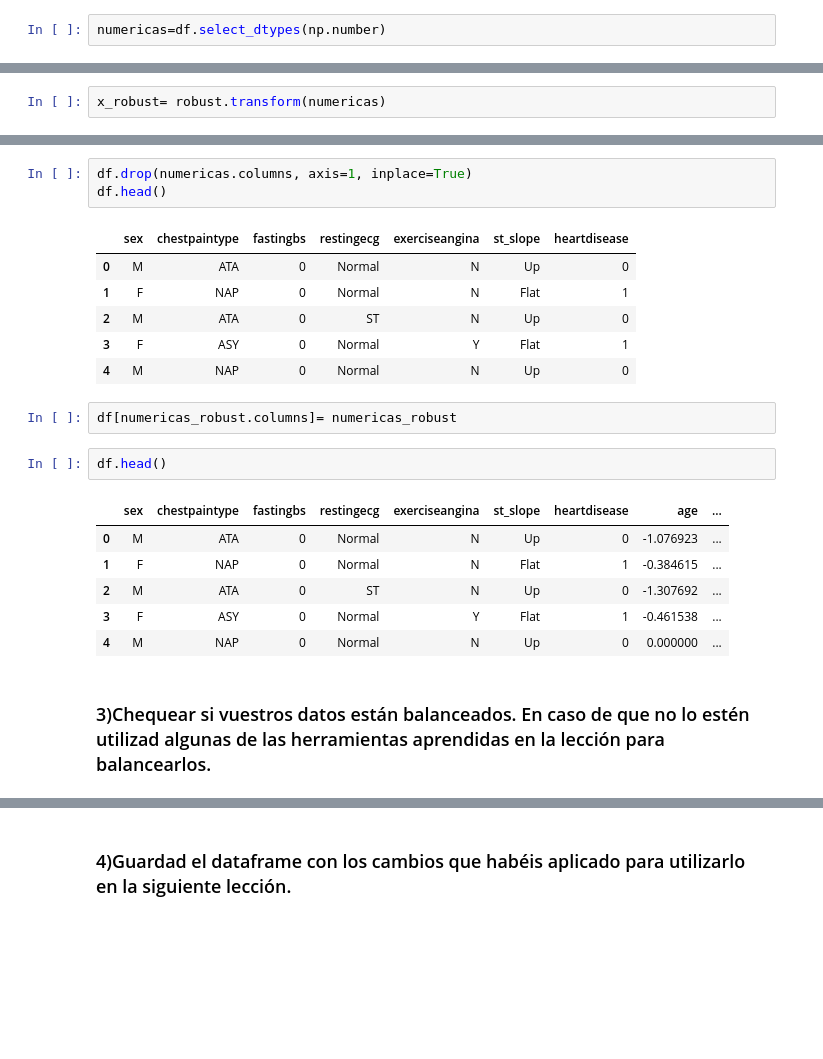
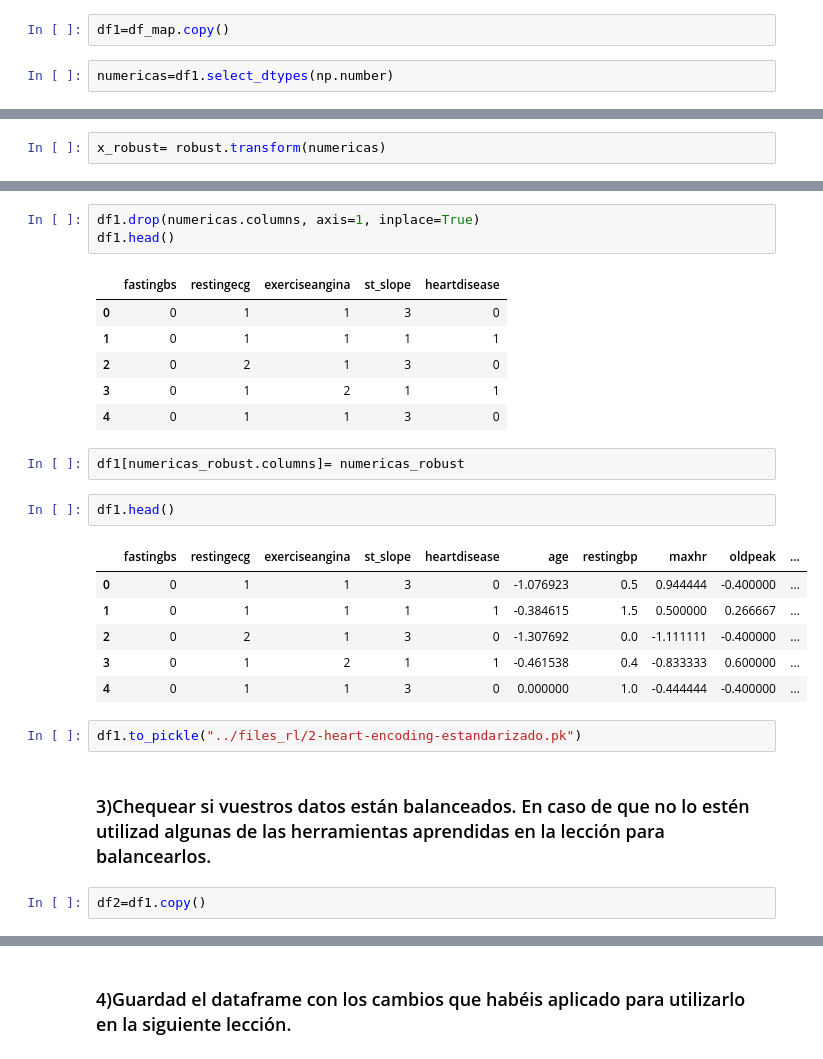
Before and after one commit to Adalab/DA-promo-c-modulo-3-sprint-1-Ximena-Anahi, a Jupyter notebook: 2.Regresion Logistica/2.pp-rl-preprocesado.ipynb, the cells around one changed output, grey strips where cells are left out. Drawn from its saved outputs; the diff is of its cells as text; blank space fills up the shorter version.

Commit message:
Ejercicio 2. Pendiente balanceo de df encoding

```diff
--- a/2.Regresion Logistica/2.pp-rl-preprocesado.ipynb
+++ b/2.Regresion Logistica/2.pp-rl-preprocesado.ipynb
@@ -145,7 +227,9 @@ df_dummies.head()
 # %% [markdown]
 ### 2)Estandarizar las variables numéricas de vuestro set de datos.
+# %%
+df1=df_map.copy()
 # %%
-numericas=df.select_dtypes(np.number)
+numericas=df1.select_dtypes(np.number)
 # %%
 robust= RobustScaler()
 # %%
@@ -165,23 +249,27 @@ numericas_robust.head(3)
 # %%
-df.drop(numericas.columns, axis=1, inplace=True)
-df.head()
+df1.drop(numericas.columns, axis=1, inplace=True)
+df1.head()
 # %% [output]
-|  | sex | chestpaintype | fastingbs | restingecg | exerciseangina | st_slope | heartdisease |
-| 0 | M | ATA | 0 | Normal | N | Up | 0 |
-| 1 | F | NAP | 0 | Normal | N | Flat | 1 |
-| 2 | M | ATA | 0 | ST | N | Up | 0 |
-| 3 | F | ASY | 0 | Normal | Y | Flat | 1 |
-| 4 | M | NAP | 0 | Normal | N | Up | 0 |
+|  | fastingbs | restingecg | exerciseangina | st_slope | heartdisease |
+| 0 | 0 | 1 | 1 | 3 | 0 |
+| 1 | 0 | 1 | 1 | 1 | 1 |
+| 2 | 0 | 2 | 1 | 3 | 0 |
+| 3 | 0 | 1 | 2 | 1 | 1 |
+| 4 | 0 | 1 | 1 | 3 | 0 |
 # %%
-df[numericas_robust.columns]= numericas_robust
+df1[numericas_robust.columns]= numericas_robust
 # %%
-df.head()
+df1.head()
 # %% [output]
-|  | sex | chestpaintype | fastingbs | restingecg | exerciseangina | st_slope | heartdisease | age | ... |
-| 0 | M | ATA | 0 | Normal | N | Up | 0 | -1.076923 | ... |
-| 1 | F | NAP | 0 | Normal | N | Flat | 1 | -0.384615 | ... |
-| 2 | M | ATA | 0 | ST | N | Up | 0 | -1.307692 | ... |
-| 3 | F | ASY | 0 | Normal | Y | Flat | 1 | -0.461538 | ... |
-| 4 | M | NAP | 0 | Normal | N | Up | 0 | 0.000000 | ... |
+|  | fastingbs | restingecg | exerciseangina | st_slope | heartdisease | age | restingbp | maxhr | oldpeak | ... |
+| 0 | 0 | 1 | 1 | 3 | 0 | -1.076923 | 0.5 | 0.944444 | -0.400000 | ... |
+| 1 | 0 | 1 | 1 | 1 | 1 | -0.384615 | 1.5 | 0.500000 | 0.266667 | ... |
+| 2 | 0 | 2 | 1 | 3 | 0 | -1.307692 | 0.0 | -1.111111 | -0.400000 | ... |
+| 3 | 0 | 1 | 2 | 1 | 1 | -0.461538 | 0.4 | -0.833333 | 0.600000 | ... |
+| 4 | 0 | 1 | 1 | 3 | 0 | 0.000000 | 1.0 | -0.444444 | -0.400000 | ... |
+# %%
+df1.to_pickle("../files_rl/2-heart-encoding-estandarizado.pk")
 # %% [markdown]
 ### 3)Chequear si vuestros datos están balanceados. En caso de que no lo estén utilizad algunas de las herramientas aprendidas en la lección para balancearlos.
+# %%
+df2=df1.copy()
```
Also changed, not shown: parts of 35 cells of this notebook, 3 other files.
